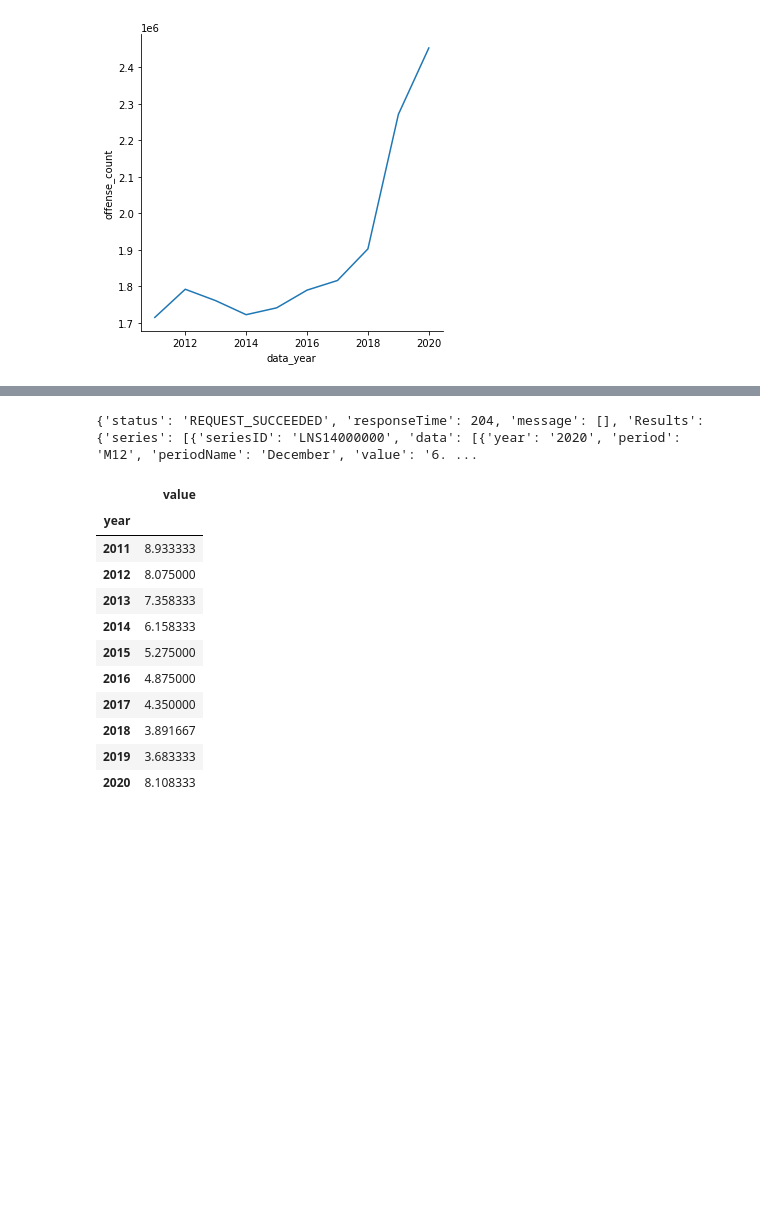
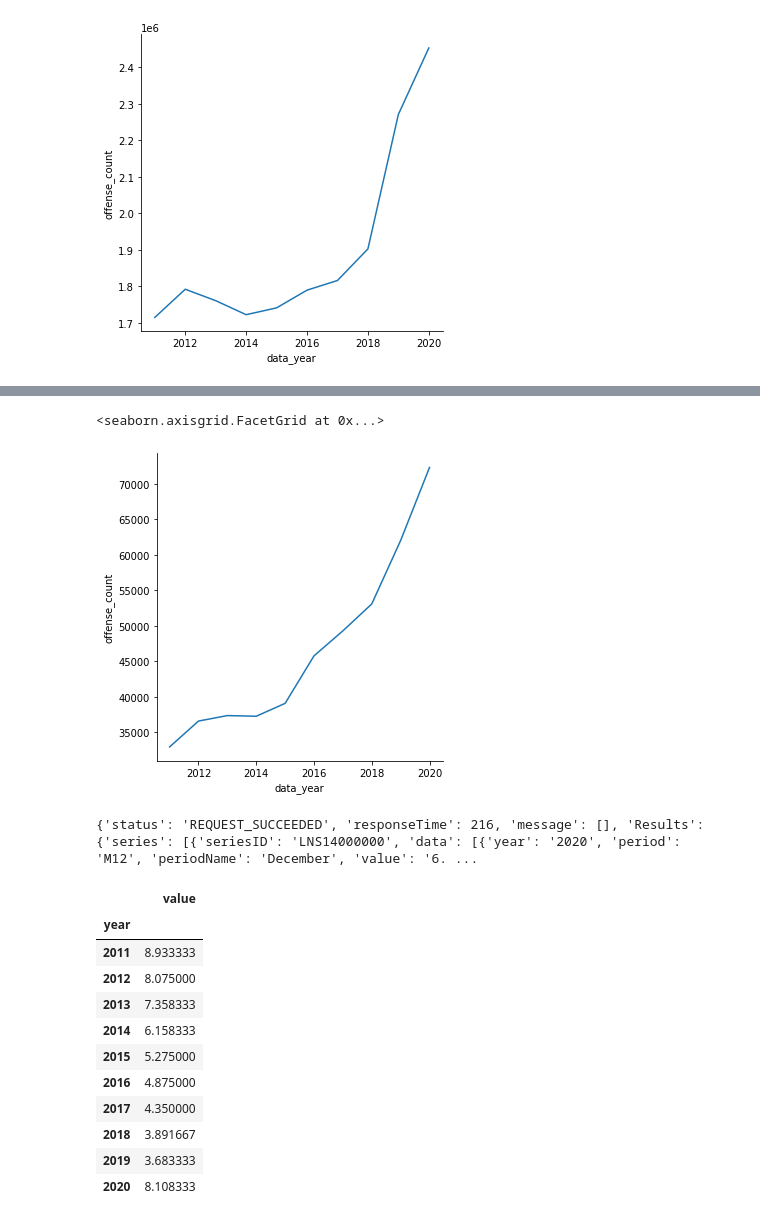
Before and after one commit to HeatherLD/API-Project, a Jupyter notebook: Homework 8 Exploratory API project - Jamie's version.ipynb, the cells around one changed output, grey strips where cells are left out. Cells and saved outputs as stored; diff of their text form; code cells hidden in the pictures; blank space fills up the shorter version.

Commit message:
all line plots

```diff
--- a/Homework 8 Exploratory API project - Jamie's version.ipynb
+++ b/Homework 8 Exploratory API project - Jamie's version.ipynb
@@ -150,7 +150,7 @@ sns.relplot(x='data_year', y='offense_count', data=larc_by_year, kind='line')
 <seaborn.axisgrid.FacetGrid at 0x...>
 [figure]
 # %%
-#property-crime, offense count
-fbi_prcrime_ct = requests.get('https://api.usa.gov/crime/fbi/sapi/api/data/nibrs/property-crime/offense/national/count/?limit=1&api_key=HXzuNSaaIO46x38N0iVVKpMDgrP6GG3mxBcacgRH')
-fbi_json_prcrime_ct = json.loads(fbi_prcrime_ct.text)
-print(fbi_json_prcrime_ct)
+#stolen property, offense count
+fbi_stolprop_ct = requests.get('https://api.usa.gov/crime/fbi/sapi/api/data/nibrs/stolen-property-offenses/offense/national/count/?limit=1&api_key=HXzuNSaaIO46x38N0iVVKpMDgrP6GG3mxBcacgRH')
+fbi_json_stolprop_ct = json.loads(fbi_stolprop_ct.text)
+print(fbi_json_stolprop_ct)
@@ -156,0 +165,15 @@ print(fbi_json_prcrime_ct)
+# %%
+# creating a stolen property DataFrame
+#creating dataframe
+stolprop_df = pd.DataFrame(fbi_json_stolprop_ct['results'])
+
+# sorting by year
+stolprop_sorted=stolprop_df.sort_values(by='data_year')
+
+# filtering for 2011-2020
+stolprop_yr_filtered = stolprop_sorted.loc[stolprop_sorted['data_year'] >= 2011]
+pd.DataFrame(stolprop_yr_filtered)
+
+# sum offense counts by year
+stolprop_by_year=stolprop_yr_filtered.groupby('data_year').sum('offense_count')
+pd.DataFrame(stolprop_by_year)
@@ -157,3 +193,9 @@ print(fbi_json_prcrime_ct)
+# %%
+# creating a stolen property line plot
+sns.relplot(x='data_year', y='offense_count', data=stolprop_by_year, kind='line')
+# %% [output]
+<seaborn.axisgrid.FacetGrid at 0x...>
+[figure, added]
 # %%
 #BLS JSON request
 base_url="https://api.bls.gov/publicAPI/v2/timeseries/data/?registrationkey="+BLS_api_key+"&catalog=false&startyear=2011&endyear=2020&calculations=true&annualaverage=true&aspects=true"
@@ -183,7 +224,7 @@ for series in bls_json_data_unemp['Results']['series']:
 # %%
 print(bls_json_data_unemp)
 # %% [output]
-{'status': 'REQUEST_SUCCEEDED', 'responseTime': 204, 'message': [], 'Results': {'series': [{'seriesID': 'LNS14000000', 'data': [{'year': '2020', 'period': 'M12', 'periodName': 'December', 'value': '6. ...
+{'status': 'REQUEST_SUCCEEDED', 'responseTime': 216, 'message': [], 'Results': {'series': [{'seriesID': 'LNS14000000', 'data': [{'year': '2020', 'period': 'M12', 'periodName': 'December', 'value': '6. ...
 # %%
 #creating dataframe
 unemp_df=pd.DataFrame(bls_json['Results']['series'][0]['data'])
```
Also changed, not shown: parts of 6 cells of this notebook, 2 other files.
